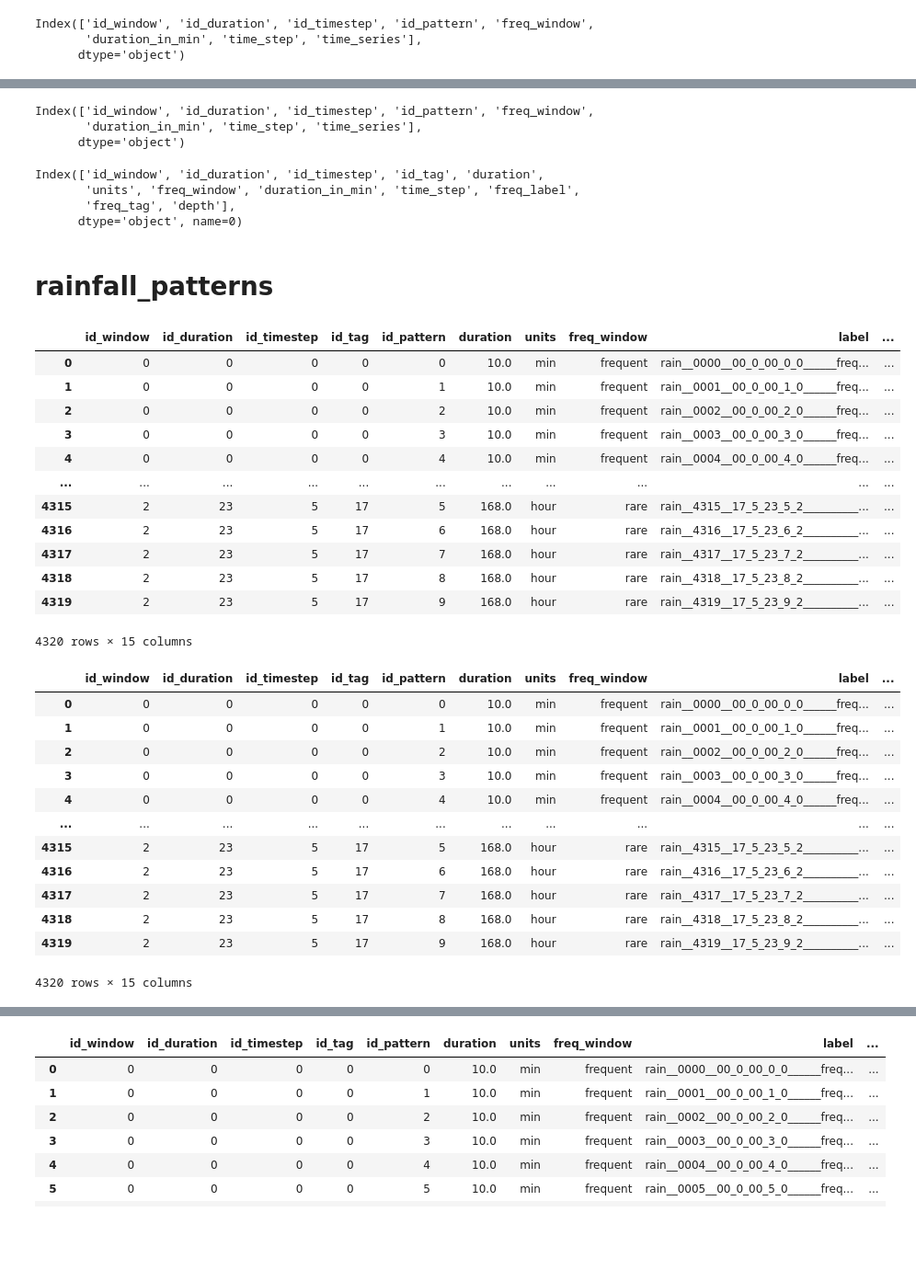
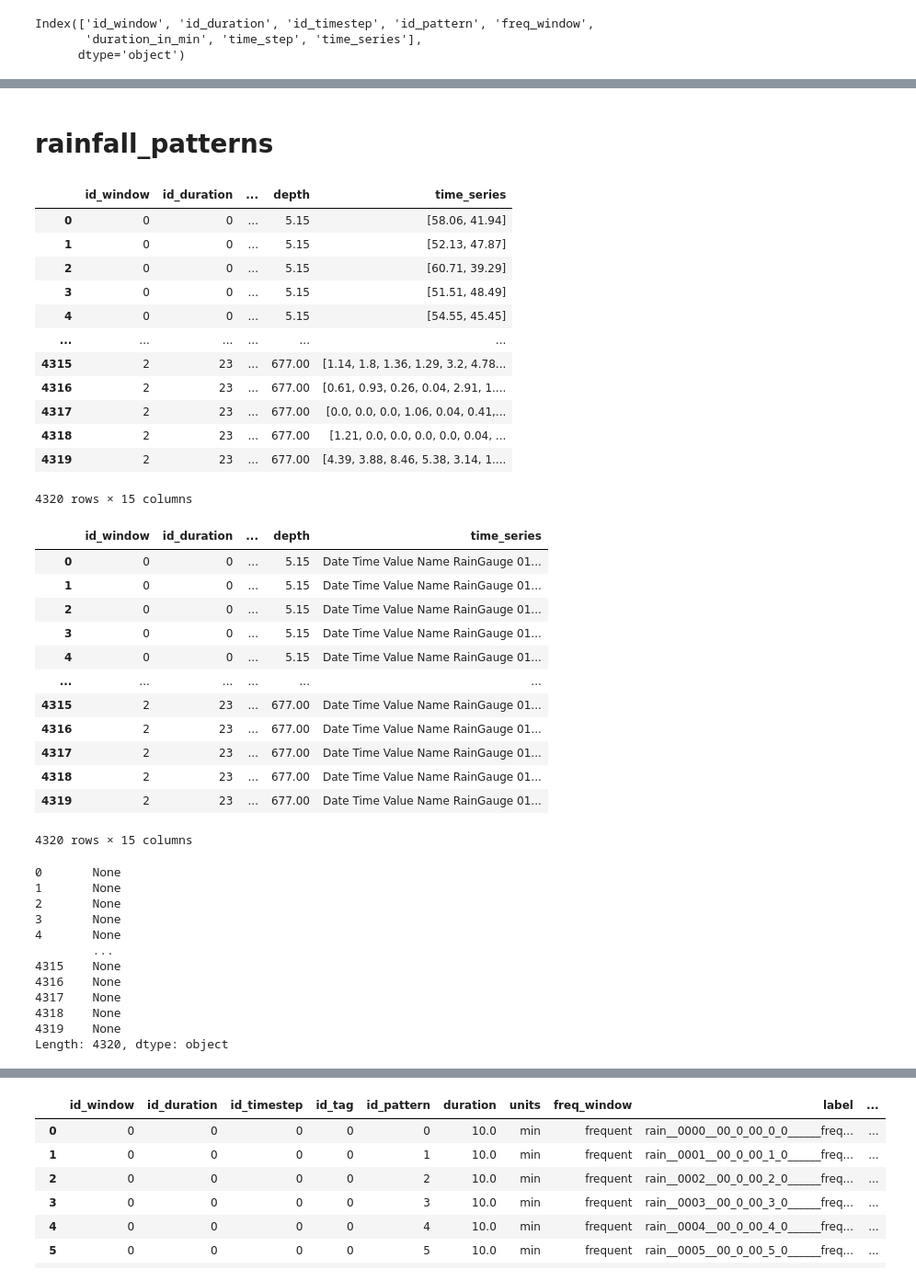
Before and after one commit to Holger-Paxi/Flood_Estimation, a Jupyter notebook: Assignment_3__1st.ipynb, the cells around one changed output, grey strips where cells are left out. Shown at 92% size. Drawn from its saved outputs; the diff is of its cells as text; code cells hidden in the pictures; blank space fills up the shorter version.

```diff
--- a/Assignment_3__1st.ipynb
+++ b/Assignment_3__1st.ipynb
@@ -601,62 +684,48 @@ df_idf
 432 rows × 12 columns
-# %%
-df_timeseries.columns
-# %% [output]
-Index(['id_window', 'id_duration', 'id_timestep', 'id_pattern', 'freq_window',
-       'duration_in_min', 'time_step', 'time_series'],
-      dtype='object')
-# %%
-df_idf.columns
-# %% [output]
-Index(['id_window', 'id_duration', 'id_timestep', 'id_tag', 'duration',
-       'units', 'freq_window', 'duration_in_min', 'time_step', 'freq_label',
-       'freq_tag', 'depth'],
-      dtype='object', name=0)
 # %% [markdown]
 # rainfall_patterns
 # %%
 rain_data = pd.merge(left=df_timeseries, right=df_idf, how='cross', suffixes=[None, '_'])
 rain_data = rain_data[
     (rain_data.id_window == rain_data.id_window_) &
     (rain_data.id_duration == rain_data.id_duration_) &
     (rain_data.id_timestep == rain_data.id_timestep_)
     ]
 rain_data.drop(columns=rain_data.columns[[8,9,10,14,15,16]], inplace=True)
 rain_data = rain_data[rain_data.columns[[0,1,2,8,3,9,10,4,5,6,11,12,13,7]]]
 rain_data.drop_duplicates(subset=rain_data.columns[:-1], inplace=True)
 # rain_data.insert()
 rain_data.sort_values(by=['id_tag', 'id_timestep', 'id_duration', 'id_pattern'], inplace=True)
 # rain_data.sort_values(by=['id_pattern'], inplace=True)
 rain_data.reset_index(drop=True, inplace=True)
 rain_data['label'] = (
-    'rain__' +
     (rain_data.index.astype(str).str.len().max() - rain_data.index.astype(str).str.len())*pd.Series(data=['0']*len(rain_data.index)) + rain_data.index.astype(str) + '__' +
     (rain_data.id_tag.astype(str).str.len().max() - rain_data.id_tag.astype(str).str.len())*pd.Series(data=['0']*len(rain_data.id_tag)) + rain_data.id_tag.astype(str) + '_' +
     (rain_data.id_timestep.astype(str).str.len().max() - rain_data.id_timestep.astype(str).str.len())*pd.Series(data=['0']*len(rain_data.id_timestep)) + rain_data.id_timestep.astype(str) + '_' +
     (rain_data.id_duration.astype(str).str.len().max() - rain_data.id_duration.astype(str).str.len())*pd.Series(data=['0']*len(rain_data.id_duration)) + rain_data.id_duration.astype(str) + '_' +
     (rain_data.id_pattern.astype(str).str.len().max() - rain_data.id_pattern.astype(str).str.len())*pd.Series(data=['0']*len(rain_data.id_pattern)) + rain_data.id_pattern.astype(str) + '_' +
     (rain_data.id_window.astype(str).str.len().max() - rain_data.id_window.astype(str).str.len())*pd.Series(data=['0']*len(rain_data.id_window)) + rain_data.id_window.astype(str) + '__' +
     (rain_data.freq_window.str.len().max() - rain_data.freq_window.str.len())*pd.Series(data=['_']*len(rain_data.freq_window)) + rain_data.freq_window + '__' +
     (rain_data.freq_tag.str.len().max() - rain_data.freq_tag.str.len())*pd.Series(data=['_']*len(rain_data.freq_tag)) + rain_data.freq_tag + '__' +
     (rain_data.time_step.astype(str).str.len().max() - rain_data.time_step.astype(str).str.len())*pd.Series(data=['0']*len(rain_data.time_step)) + rain_data.time_step.astype(str) + '__' +
     (rain_data.duration_in_min.astype(str).str.len().max() - rain_data.duration_in_min.astype(str).str.len())*pd.Series(data=['0']*len(rain_data.duration_in_min)) + rain_data.duration_in_min.astype(str) + '__' +
     (rain_data.id_pattern.astype(str).str.len().max() - rain_data.id_pattern.astype(str).str.len())*pd.Series(data=['0']*len(rain_data.id_pattern)) + rain_data.id_pattern.astype(str)
     )
 rain_data = rain_data[rain_data.columns[:8].to_list() + rain_data.columns[-1:].to_list() + rain_data.columns[8:-1].to_list()]
 
 rain_data
 # %% [output]
-|  | id_window | id_duration | id_timestep | id_tag | id_pattern | duration | units | freq_window | label | ... |
-| 0 | 0 | 0 | 0 | 0 | 0 | 10.0 | min | frequent | rain__0000__00_0_00_0_0______freq... | ... |
-| 1 | 0 | 0 | 0 | 0 | 1 | 10.0 | min | frequent | rain__0001__00_0_00_1_0______freq... | ... |
-| 2 | 0 | 0 | 0 | 0 | 2 | 10.0 | min | frequent | rain__0002__00_0_00_2_0______freq... | ... |
-| 3 | 0 | 0 | 0 | 0 | 3 | 10.0 | min | frequent | rain__0003__00_0_00_3_0______freq... | ... |
-| 4 | 0 | 0 | 0 | 0 | 4 | 10.0 | min | frequent | rain__0004__00_0_00_4_0______freq... | ... |
-| ... | ... | ... | ... | ... | ... | ... | ... | ... | ... | ... |
-| 4315 | 2 | 23 | 5 | 17 | 5 | 168.0 | hour | rare | rain__4315__17_5_23_5_2__________... | ... |
-| 4316 | 2 | 23 | 5 | 17 | 6 | 168.0 | hour | rare | rain__4316__17_5_23_6_2__________... | ... |
-| 4317 | 2 | 23 | 5 | 17 | 7 | 168.0 | hour | rare | rain__4317__17_5_23_7_2__________... | ... |
-| 4318 | 2 | 23 | 5 | 17 | 8 | 168.0 | hour | rare | rain__4318__17_5_23_8_2__________... | ... |
-| 4319 | 2 | 23 | 5 | 17 | 9 | 168.0 | hour | rare | rain__4319__17_5_23_9_2__________... | ... |
+|  | id_window | id_duration | ... | depth | time_series |
+| 0 | 0 | 0 | ... | 5.15 | [58.06, 41.94] |
+| 1 | 0 | 0 | ... | 5.15 | [52.13, 47.87] |
+| 2 | 0 | 0 | ... | 5.15 | [60.71, 39.29] |
+| 3 | 0 | 0 | ... | 5.15 | [51.51, 48.49] |
+| 4 | 0 | 0 | ... | 5.15 | [54.55, 45.45] |
+| ... | ... | ... | ... | ... | ... |
+| 4315 | 2 | 23 | ... | 677.00 | [1.14, 1.8, 1.36, 1.29, 3.2, 4.78... |
+| 4316 | 2 | 23 | ... | 677.00 | [0.61, 0.93, 0.26, 0.04, 2.91, 1.... |
+| 4317 | 2 | 23 | ... | 677.00 | [0.0, 0.0, 0.0, 1.06, 0.04, 0.41,... |
+| 4318 | 2 | 23 | ... | 677.00 | [1.21, 0.0, 0.0, 0.0, 0.0, 0.04, ... |
+| 4319 | 2 | 23 | ... | 677.00 | [4.39, 3.88, 8.46, 5.38, 3.14, 1.... |
 4320 rows × 15 columns
 # %%
@@ -684,17 +758,17 @@ def build_df_timeseries(arg_time_series, arg_depth, arg_time_step, arg_sim_start
 # %%
-rain_data.time_series = rain_data.apply(func=lambda arg: build_df_timeseries(arg.time_series, arg.depth, arg.time_step, simulation_starting_time), axis=1)
+rain_data.time_series = rain_data.apply(func=lambda arg: build_df_timeseries(arg.time_series, arg.depth, arg.time_step, simulation_starting_time, timeseries_name), axis=1)
 rain_data
 # %% [output]
-|  | id_window | id_duration | id_timestep | id_tag | id_pattern | duration | units | freq_window | label | ... |
-| 0 | 0 | 0 | 0 | 0 | 0 | 10.0 | min | frequent | rain__0000__00_0_00_0_0______freq... | ... |
-| 1 | 0 | 0 | 0 | 0 | 1 | 10.0 | min | frequent | rain__0001__00_0_00_1_0______freq... | ... |
-| 2 | 0 | 0 | 0 | 0 | 2 | 10.0 | min | frequent | rain__0002__00_0_00_2_0______freq... | ... |
-| 3 | 0 | 0 | 0 | 0 | 3 | 10.0 | min | frequent | rain__0003__00_0_00_3_0______freq... | ... |
-| 4 | 0 | 0 | 0 | 0 | 4 | 10.0 | min | frequent | rain__0004__00_0_00_4_0______freq... | ... |
-| ... | ... | ... | ... | ... | ... | ... | ... | ... | ... | ... |
-| 4315 | 2 | 23 | 5 | 17 | 5 | 168.0 | hour | rare | rain__4315__17_5_23_5_2__________... | ... |
-| 4316 | 2 | 23 | 5 | 17 | 6 | 168.0 | hour | rare | rain__4316__17_5_23_6_2__________... | ... |
-| 4317 | 2 | 23 | 5 | 17 | 7 | 168.0 | hour | rare | rain__4317__17_5_23_7_2__________... | ... |
-| 4318 | 2 | 23 | 5 | 17 | 8 | 168.0 | hour | rare | rain__4318__17_5_23_8_2__________... | ... |
-| 4319 | 2 | 23 | 5 | 17 | 9 | 168.0 | hour | rare | rain__4319__17_5_23_9_2__________... | ... |
+|  | id_window | id_duration | ... | depth | time_series |
+| 0 | 0 | 0 | ... | 5.15 | Date Time Value Name RainGauge 01... |
+| 1 | 0 | 0 | ... | 5.15 | Date Time Value Name RainGauge 01... |
+| 2 | 0 | 0 | ... | 5.15 | Date Time Value Name RainGauge 01... |
+| 3 | 0 | 0 | ... | 5.15 | Date Time Value Name RainGauge 01... |
+| 4 | 0 | 0 | ... | 5.15 | Date Time Value Name RainGauge 01... |
+| ... | ... | ... | ... | ... | ... |
+| 4315 | 2 | 23 | ... | 677.00 | Date Time Value Name RainGauge 01... |
+| 4316 | 2 | 23 | ... | 677.00 | Date Time Value Name RainGauge 01... |
+| 4317 | 2 | 23 | ... | 677.00 | Date Time Value Name RainGauge 01... |
+| 4318 | 2 | 23 | ... | 677.00 | Date Time Value Name RainGauge 01... |
+| 4319 | 2 | 23 | ... | 677.00 | Date Time Value Name RainGauge 01... |
 4320 rows × 15 columns
@@ -701,2 +800,17 @@ rain_data
+# %%
+rain_data.apply(func=lambda arg: create_inp_files(arg.label, arg.time_series, arg.time_step, inp_file_dir, inp_file_path, stopping_time_after_precipitation_finish, timeseries_name),axis=1)
+# %% [output]
+0       None
+1       None
+2       None
+3       None
+4       None
+        ...
+4315    None
+4316    None
+4317    None
+4318    None
+4319    None
+Length: 4320, dtype: object
 # %%
 break
```
Also changed, not shown: parts of 81 cells of this notebook, 2 other files.
